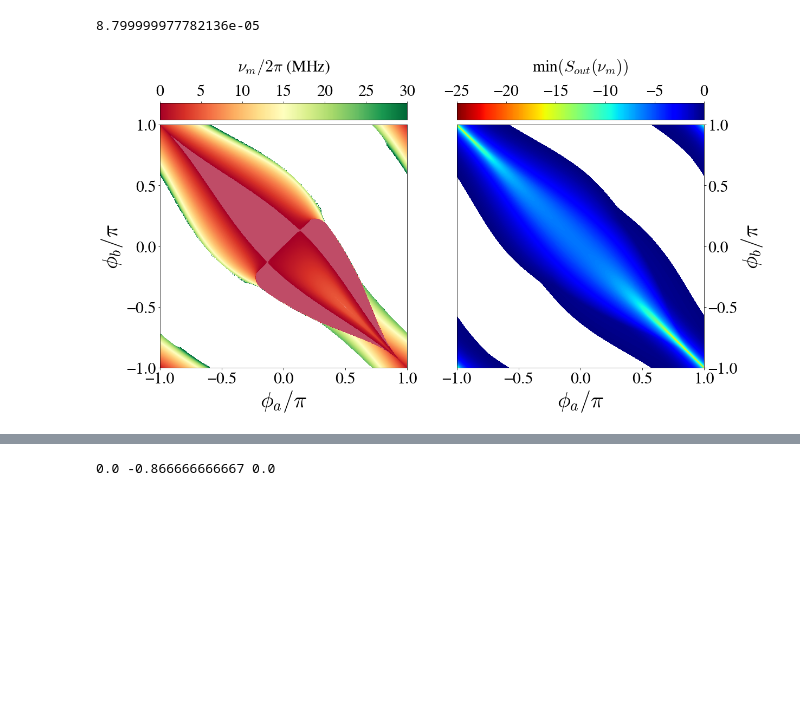
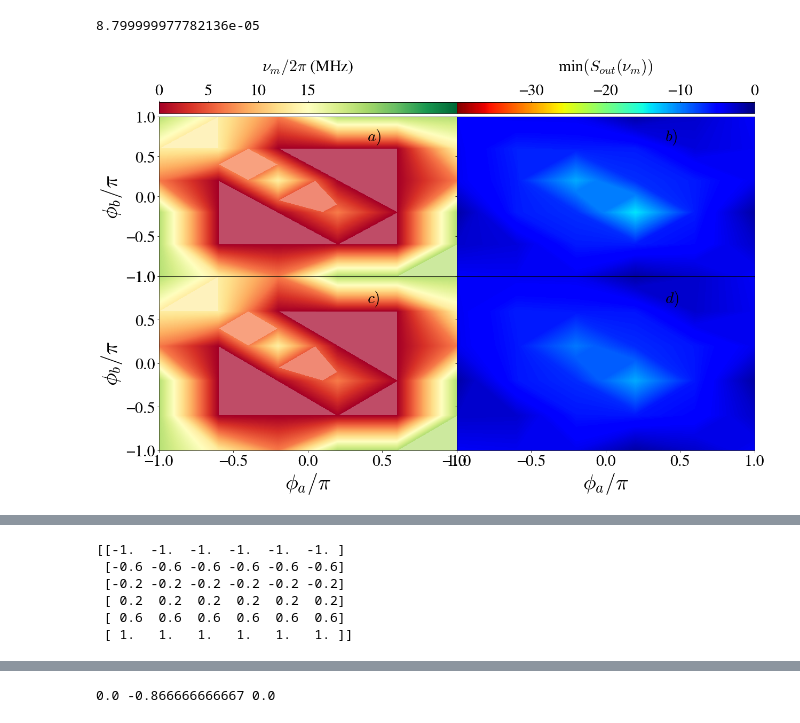
Before and after one commit to nemetniki/General-linear-model, a Jupyter notebook: NDPApaper_figures.ipynb, the cells around one changed output, grey strips where cells are left out. Saved outputs shown, nothing was run; the diff lists cells and outputs as text; code cells hidden in the pictures; blank space fills up the shorter version.

```diff
--- a/NDPApaper_figures.ipynb
+++ b/NDPApaper_figures.ipynb
@@ -881,24 +888,30 @@ colors={'red':(241/255.,88/255.,84/255.),\
 collab = ['blue','orange','green','pink','brown']
 fsfont = {'fontname':'FreeSerif'}
 
-ktaua=0.#1.8832785157443013#
-ktaub=0.#1.8832785157443013#
-eps=.5#.75#
-ra =0.933012701892219#.5 #
-nu = np.linspace(0,60,10000)*2*np.pi
-pha = np.linspace(-1,1,601)*np.pi
-phb = np.linspace(-1,1,601)*np.pi
+ktaua=1.8832785157443013#0.#3.08647680594#
+ktaub=1.8832785157443013#0.#3.08647680594#
+eps=.75#.5#1/3.#
+ra =.5 #0.933012701892219#
+nu = np.linspace(0,60,10)*2*np.pi
+pha = np.linspace(-1,1,6)*np.pi
+phb = np.linspace(-1,1,6)*np.pi
 Smin = np.zeros((len(pha),len(phb)))
 nus = np.zeros((len(pha),len(phb)))
+SminL = np.zeros((len(pha),len(phb)))
+nusL = np.zeros((len(pha),len(phb)))
 pham,phbm = np.meshgrid(pha/np.pi,phb/np.pi)
 
 for ia in range(0, len(pha)):
     for ib in range(0,len(phb)):
         Sout_fb = Squeez(eps*2*np.pi*10,1*np.pi,0,10*2.*pi,ra,ktaua,pha[ia],0,0,10*2.*pi,ra,ktaub,phb[ib],0,0,nu)
+        Sout_fbL = Squeez(eps*2*np.pi*10,1*np.pi,0,10*2.*pi,ra,ktaua,pha[ia],5,0,10*2.*pi,ra,ktaub,phb[ib],5,0,nu)
         ind = np.argmin(Sout_fb)
+        indL = np.argmin(Sout_fbL)
         nus[ia,ib] = nu[ind]/2/np.pi
+        nusL[ia,ib] = nu[indL]/2/np.pi
 #        if np.min(Sout_fb)>=-40 and np.min(Sout_fb)<0:
         Smin[ia,ib]=np.min(Sout_fb)
+        SminL[ia,ib]=np.min(Sout_fbL)
 #        else:
 #            Smin[ia,ib]=-40
 
@@ -908,17 +921,18 @@ Lstarty =[-1,-1,1,1]
 Lendy=[-1,1,1,-1]
 
 #Sminm = griddata((ta, tb), Smin, (ta[None,:], tb[:,None]), method='cubic')
-fig = plt.figure(figsize=(18,9))
+fig,ax = plt.subplots(2,2,figsize=(20,12))
+subplots_adjust(left=None, bottom=None, right=None, top=None,
+                wspace=0.000, hspace=0.0)#ax = fig.add_subplot(1, 1, 1, projection='3d')
 #ax = fig.add_subplot(1, 1, 1, projection='3d')
-ax = fig.add_subplot(1, 2, 1)
-ax2 = fig.add_subplot(1, 2, 2)
 #ax = fig.add_subplot(1, 1, 1)
 levels1 = np.linspace(0.0, 30.0, 5000)
-p = ax.contourf(pham, phbm, nus, levels=levels1,alpha=0.7,rstride=1, cstride=1, cmap=cm.RdYlGn, linewidth=0, antialiased=False)
-ax_divider = make_axes_locatable(ax)
+p = ax[0][0].contourf(pham, phbm, nus, levels=levels1,alpha=0.7,rstride=1, cstride=1, cmap=cm.RdYlGn, linewidth=0, antialiased=False)
+pL = ax[1][0].contourf(pham, phbm, nusL, levels=levels1,alpha=0.7,rstride=1, cstride=1, cmap=cm.RdYlGn, linewidth=0, antialiased=False)
+ax_divider = make_axes_locatable(ax[0][0])
 cax = ax_divider.append_axes("top", size="7%", pad="2%")
 
-cp = fig.colorbar(p, cax=cax,ticks=np.arange(0,31,5), orientation="horizontal")
+cp = fig.colorbar(p, cax=cax,ticks=np.arange(0,16,5), orientation="horizontal")
 cax.xaxis.set_ticks_position("top")
 cp.ax.set_title('$\\nu_{m}/2\pi$ (MHz)\n', linespacing=2,**fsfont,fontsize=30)
 #face2 = mp3d.art3d.Poly3DCollection([mid], alpha=0.3, linewidth=3)
@@ -938,41 +952,50 @@ cp.ax.set_title('$\\nu_{m}/2\pi$ (MHz)\n', linespacing=2,**fsfont,fontsize=30)
 
 #labels=[-1., -0.5, 0., 0.5, 1.]
 #ax.set_yticklabels(labels,rotation=0,
 #                   verticalalignment='baseline',
 #                   horizontalalignment='right')
 #xax.set_zticks([0., 5., 10., 15.,20.,25.])
 #ax.set_xticklabels(labels,rotation=-45,
 #                   verticalalignment='top',
 #                   horizontalalignment='left')
-levels = np.linspace(-25.0, 0, 500)
+levels = np.linspace(-40.0, 0, 4000)
 #ax.invert_xaxis()
 #ax.invert_yaxis()
 #ax.view_init(elev=25., azim=-75)
 #ax.view_init(elev=25., azim=-110)
-cset = ax2.contourf(pham, phbm, Smin,levels=levels, zdir='z', offset=-10.75, cmap=cm.jet_r)
+cset = ax[0][1].contourf(pham, phbm, Smin,levels=levels, zdir='z', offset=-10.75, cmap=cm.jet_r)
+csetL = ax[1][1].contourf(pham, phbm, SminL,levels=levels, zdir='z', offset=-10.75, cmap=cm.jet_r)
 #cset = ax.contour(tam, tbm, Smin,levels=levels,  cmap=cm.RdYlGn)
-ax2_divider = make_axes_locatable(ax2)
+ax2_divider = make_axes_locatable(ax[0][1])
 cax2 = ax2_divider.append_axes("top", size="7%", pad="2%")
 
-cb = fig.colorbar(cset, cax=cax2, ticks=np.arange(-25,1,5), orientation="horizontal")
+cb = fig.colorbar(cset, cax=cax2, ticks=np.arange(-30,1,10), orientation="horizontal")
 cax2.xaxis.set_ticks_position("top")
 cb.ax.set_title('min$(S_{out}(\\nu_{m}))$\n', linespacing=2,**fsfont,fontsize=30)
-ax.set_xlabel('$\phi_a/\pi$',fontsize = 40,**fsfont,linespacing=2)
-ax.set_ylabel('$\phi_b/\pi$',fontsize = 40,**fsfont,linespacing=3)
+for i in range(2):
+    labelx = [item.get_text() for item in ax[0][i].get_xticklabels()]
+    labely = [item.get_text() for item in ax[i][1].get_yticklabels()]
+    empty_x = ['']*len(labelx)
+    empty_y = ['']*len(labely)
+    ax[0][i].set_xticklabels(empty_x)
+    ax[i][1].set_yticklabels(empty_y)
+    ax[1][i].set_xlabel('$\phi_a/\pi$',fontsize = 40,**fsfont,linespacing=1.5)
+    ax[i][0].set_ylabel('$\phi_b/\pi$',fontsize = 40,**fsfont,linespacing=1.5)
+
+letter = ["$a)$","$b)$","$c)$","$d)$"]
+for i in range(4):
+    ax[int(i/2)][i%2].text(0.4, 0.7, letter[i], fontsize=30)
 #ax.zaxis.set_rotate_label(False)
-ax2.yaxis.tick_right()
-ax2.yaxis.set_label_position("right")
-ax2.set_xlabel('$\phi_a/\pi$',fontsize = 40,**fsfont,linespacing=2)
-ax2.set_ylabel('$\phi_b/\pi$',fontsize = 40,**fsfont,linespacing=3)
 #ax.set_zlabel('\n$\\nu_{m}/2\pi$ (MHz)',fontsize = 40,**fsfont,linespacing=3, rotation=270)
 #ax.xticks(fontsize = 35,**fsfont)
 #ax.yticks(fontsize = 35,**fsfont)
 plt.show()
 end=time.clock()
 durd=int((end-start)/60./60./24.)
 durh=int((end-start)/60./60-24*durd)
 durm=int((end-start)/60.-(24*durd+durh)*60.)
 durs=int((end-start)-((24*durd+durh)*60+durm)*60)
 print("Elapsed time: %d:%d:%d:%d" % (durd,durh,durm,durs))
+np.savetxt("./test.txt",np.concatenate((pham,phbm,nus,Smin),axis=0))
 # %% [output]
-[figure, old version]
+[figure, new version]
@@ -979,0 +1003,9 @@ Elapsed time: 0:0:25:52
+# %%
+print(np.concatenate((pham,phbm,nus,Smin),axis=0)[6:12,:6])
+# %% [output]
+[[-1.  -1.  -1.  -1.  -1.  -1. ]
+ [-0.6 -0.6 -0.6 -0.6 -0.6 -0.6]
+ [-0.2 -0.2 -0.2 -0.2 -0.2 -0.2]
+ [ 0.2  0.2  0.2  0.2  0.2  0.2]
+ [ 0.6  0.6  0.6  0.6  0.6  0.6]
+ [ 1.   1.   1.   1.   1.   1. ]]
```
Also changed, not shown: parts of 8 cells of this notebook, 10 other files.
